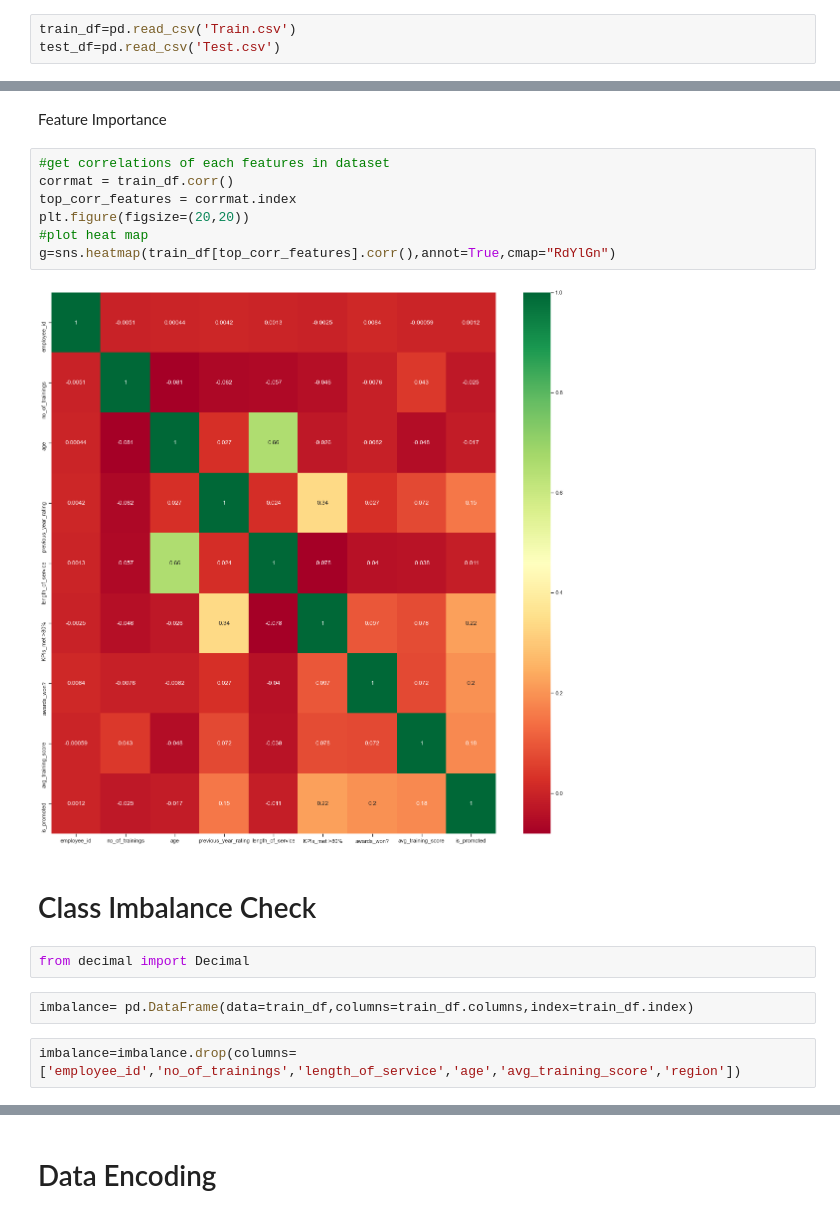
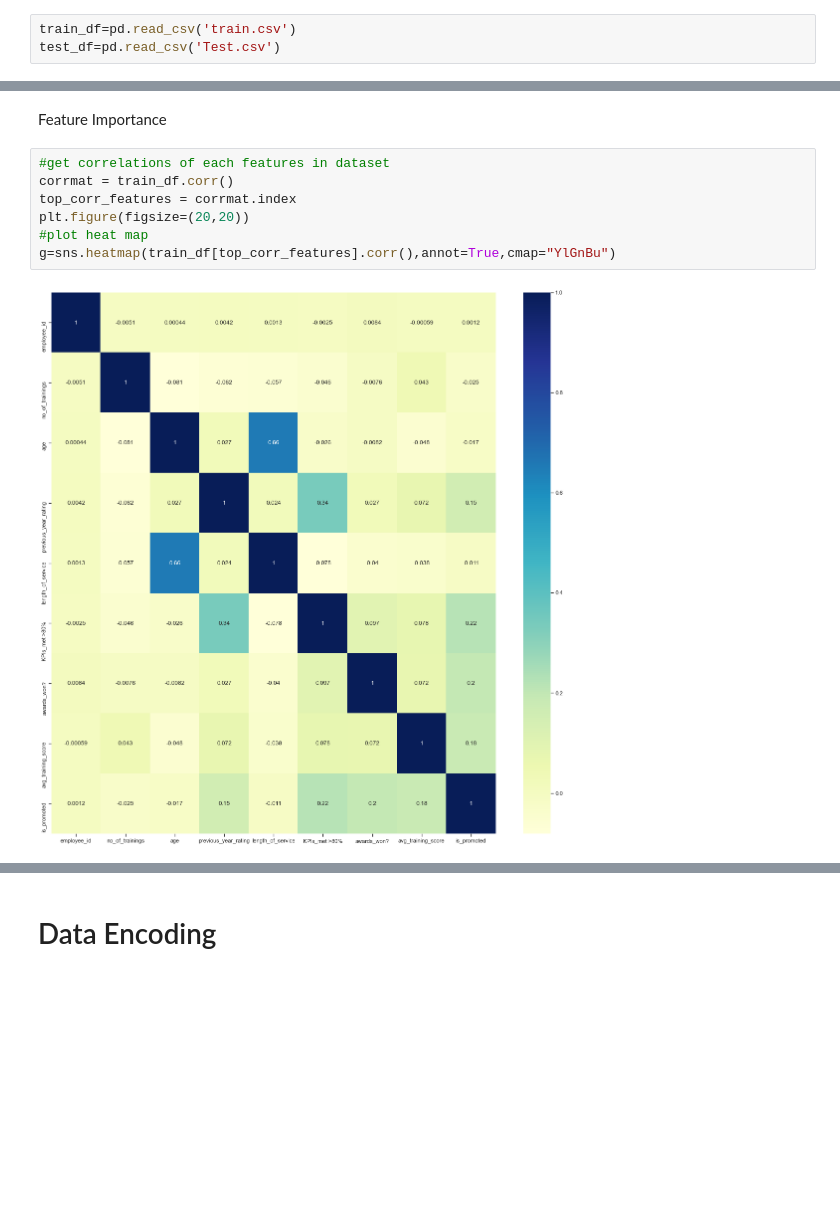
Before and after one commit to Yugeshaidu/HR-Analytics, a Jupyter notebook: Promotion Prediction.ipynb, the cells around one changed output, grey strips where cells are left out. Drawn from its saved outputs; the diff is of its cells as text; blank space fills up the shorter version.

```diff
--- a/Promotion Prediction.ipynb
+++ b/Promotion Prediction.ipynb
@@ -6,5 +43,5 @@ import matplotlib.pyplot as plt
 # %%
-train_df=pd.read_csv('Train.csv')
+train_df=pd.read_csv('train.csv')
 test_df=pd.read_csv('Test.csv')
 # %%
 train_df.head()
@@ -389,17 +488,9 @@ Feature Importance
 # %%
 #get correlations of each features in dataset
 corrmat = train_df.corr()
 top_corr_features = corrmat.index
 plt.figure(figsize=(20,20))
 #plot heat map
-g=sns.heatmap(train_df[top_corr_features].corr(),annot=True,cmap="RdYlGn")
+g=sns.heatmap(train_df[top_corr_features].corr(),annot=True,cmap="YlGnBu")
 # %% [output]
-[figure, old version]
+[figure, new version]
-# %% [markdown]
-# Class Imbalance Check
-# %%
-from decimal import Decimal
-# %%
-imbalance= pd.DataFrame(data=train_df,columns=train_df.columns,index=train_df.index)
-# %%
-imbalance=imbalance.drop(columns=['employee_id','no_of_trainings','length_of_service','age','avg_training_score','region'])
```
Also changed, not shown: parts of 138 cells of this notebook.
